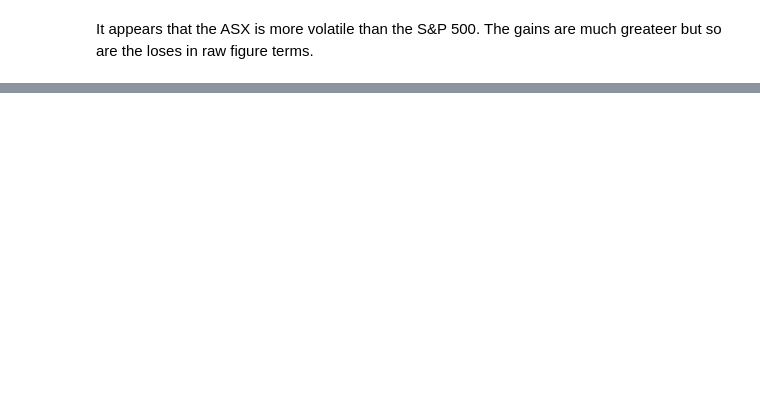
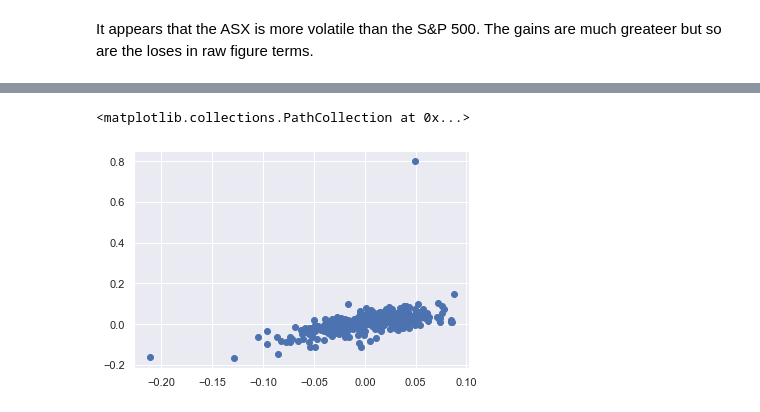
Before and after one commit to MDSI-AUG-2020-DSP/ASX, a Jupyter notebook: asx200_sp500_EDA.ipynb, the cells around one changed output, grey strips where cells are left out. Cells and saved outputs as stored; diff of their text form; code cells hidden in the pictures; blank space fills up the shorter version.

```diff
--- a/asx200_sp500_EDA.ipynb
+++ b/asx200_sp500_EDA.ipynb
@@ -93,0 +156,5 @@ date
+# %%
+AU_US_corr = asx_sp.pct_change()
+AU_US_corr
+corr = AU_US_corr.corr()
+corr
@@ -93,0 +179,5 @@ date
+# %%
+plt.scatter(AU_US_corr.asx_open, AU_US_corr.s_and_p_open)
+# %% [output]
+<matplotlib.collections.PathCollection at 0x...>
+[figure, added]
```
Also changed, not shown: parts of 13 cells of this notebook.
